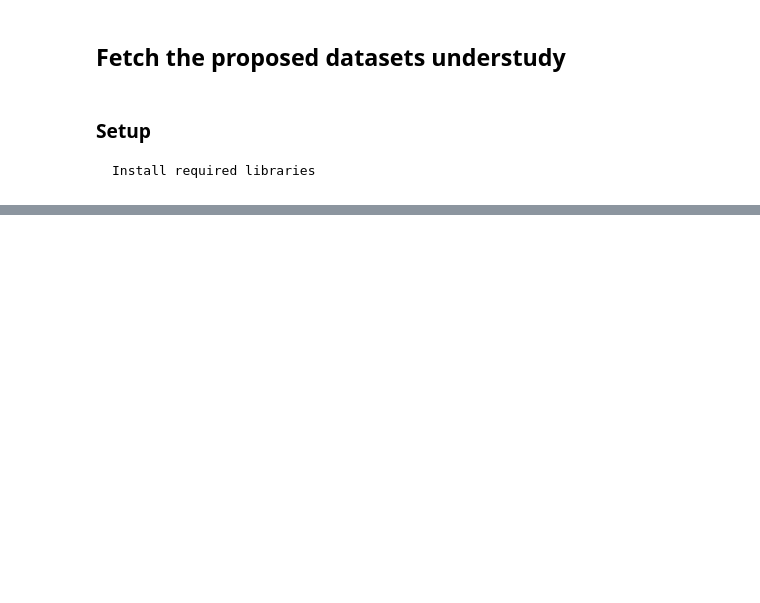
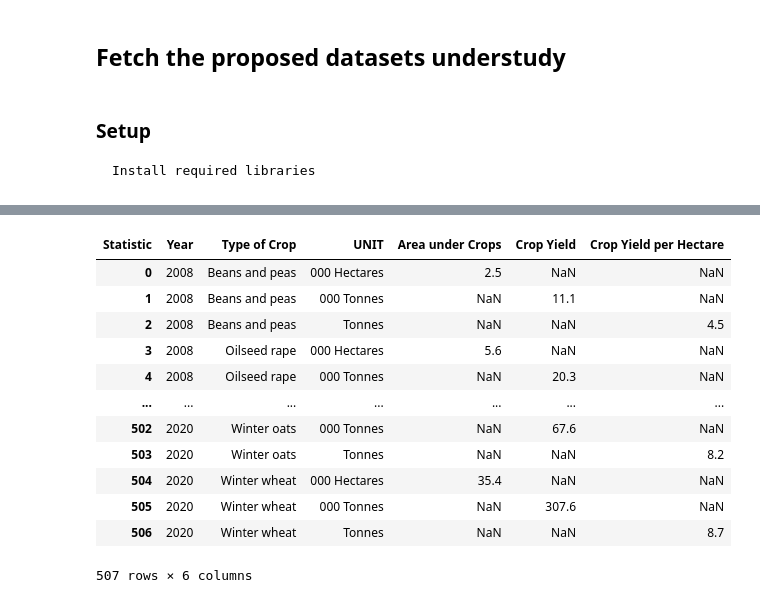
Before and after one commit to TahirAwwad/agriculture-data-analytics, a Jupyter notebook: notebooks/notebook-1-02-data-collection-api.ipynb, the cells around one changed output, grey strips where cells are left out. Cells and saved outputs as stored; diff of their text form; code cells hidden in the pictures; blank space fills up the shorter version.

Commit message:
cso subsidies,crop yield income/outcome price

```diff
--- a/notebooks/notebook-1-02-data-collection-api.ipynb
+++ b/notebooks/notebook-1-02-data-collection-api.ipynb
@@ -79,0 +123,38 @@ price_idx_products_annual2010_dataframe.query("geotime=='IE'")
+# %%
+# Note of where the URL comes from: https://data.cso.ie/table/AQA04
+
+data_csv_url = "https://ws.cso.ie/public/api.jsonrpc?data=%7B%22jsonrpc%22:%222.0%22,%22method%22:%22PxStat.Data.Cube_API.ReadDataset%22,%22params%22:%7B%22class%22:%22query%22,%22id%22:%5B%5D,%22dimension%22:%7B%7D,%22extension%22:%7B%22pivot%22:null,%22codes%22:false,%22language%22:%7B%22code%22:%22en%22%7D,%22format%22:%7B%22type%22:%22CSV%22,%22version%22:%221.0%22%7D,%22matrix%22:%22AQA04%22%7D,%22version%22:%222.0%22%7D%7D"
+
+response_json_rpc = requests.get(data_csv_url).json()
+
+crop_yield0820_df = pandas.read_csv(io.StringIO(response_json_rpc["result"]), sep=",")
+
+# pivot
+crop_yield0820_df =( crop_yield0820_df
+ .pivot_table(
+     columns = "Statistic"
+     ,index = ['Year',
+               'Type of Crop',
+               'UNIT'
+              ]
+     ,values='VALUE'
+     ,dropna = True
+             )
+ .reset_index()
+ .rename(columns={"Crop Production":"Crop Yield"})
+   )
+crop_yield0820_df
+# %% [output]
+| Statistic | Year | Type of Crop | UNIT | Area under Crops | Crop Yield | Crop Yield per Hectare |
+| 0 | 2008 | Beans and peas | 000 Hectares | 2.5 | NaN | NaN |
+| 1 | 2008 | Beans and peas | 000 Tonnes | NaN | 11.1 | NaN |
+| 2 | 2008 | Beans and peas | Tonnes | NaN | NaN | 4.5 |
+| 3 | 2008 | Oilseed rape | 000 Hectares | 5.6 | NaN | NaN |
+| 4 | 2008 | Oilseed rape | 000 Tonnes | NaN | 20.3 | NaN |
+| ... | ... | ... | ... | ... | ... | ... |
+| 502 | 2020 | Winter oats | 000 Tonnes | NaN | 67.6 | NaN |
+| 503 | 2020 | Winter oats | Tonnes | NaN | NaN | 8.2 |
+| 504 | 2020 | Winter wheat | 000 Hectares | 35.4 | NaN | NaN |
+| 505 | 2020 | Winter wheat | 000 Tonnes | NaN | 307.6 | NaN |
+| 506 | 2020 | Winter wheat | Tonnes | NaN | NaN | 8.7 |
+507 rows × 6 columns
```
Also changed, not shown: parts of 21 cells of this notebook, 1 other file.
